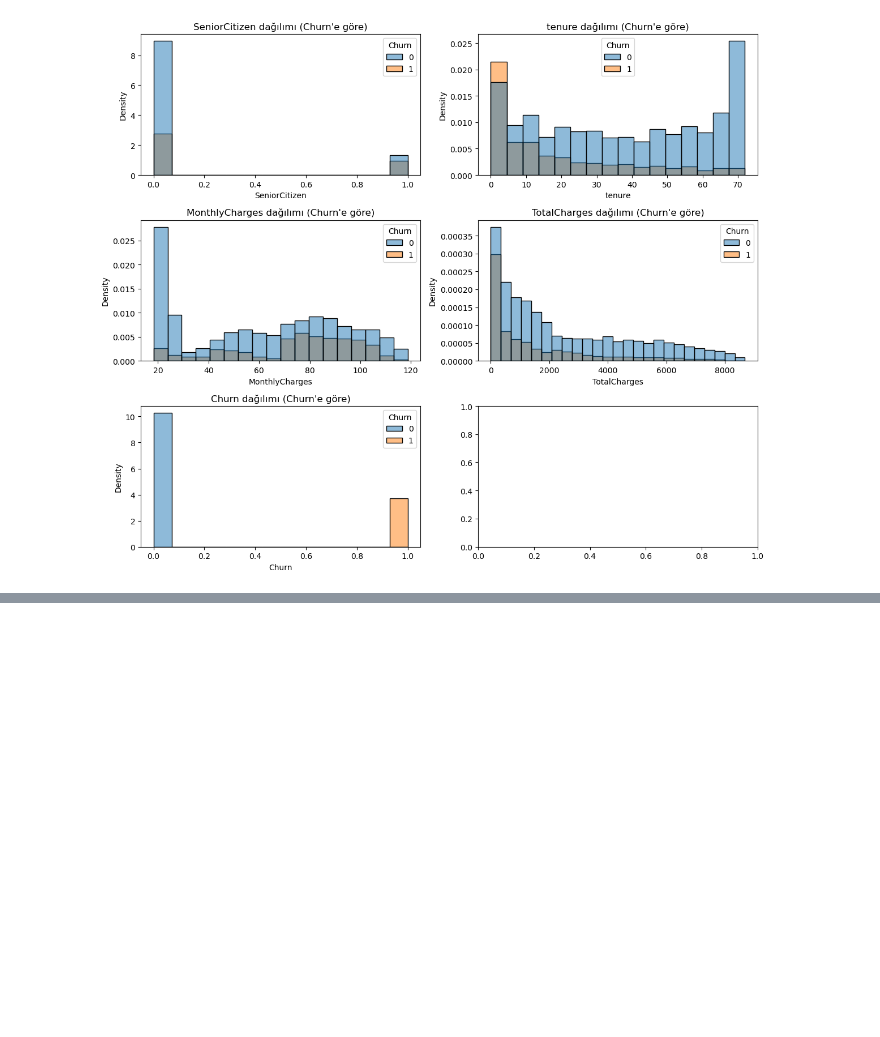
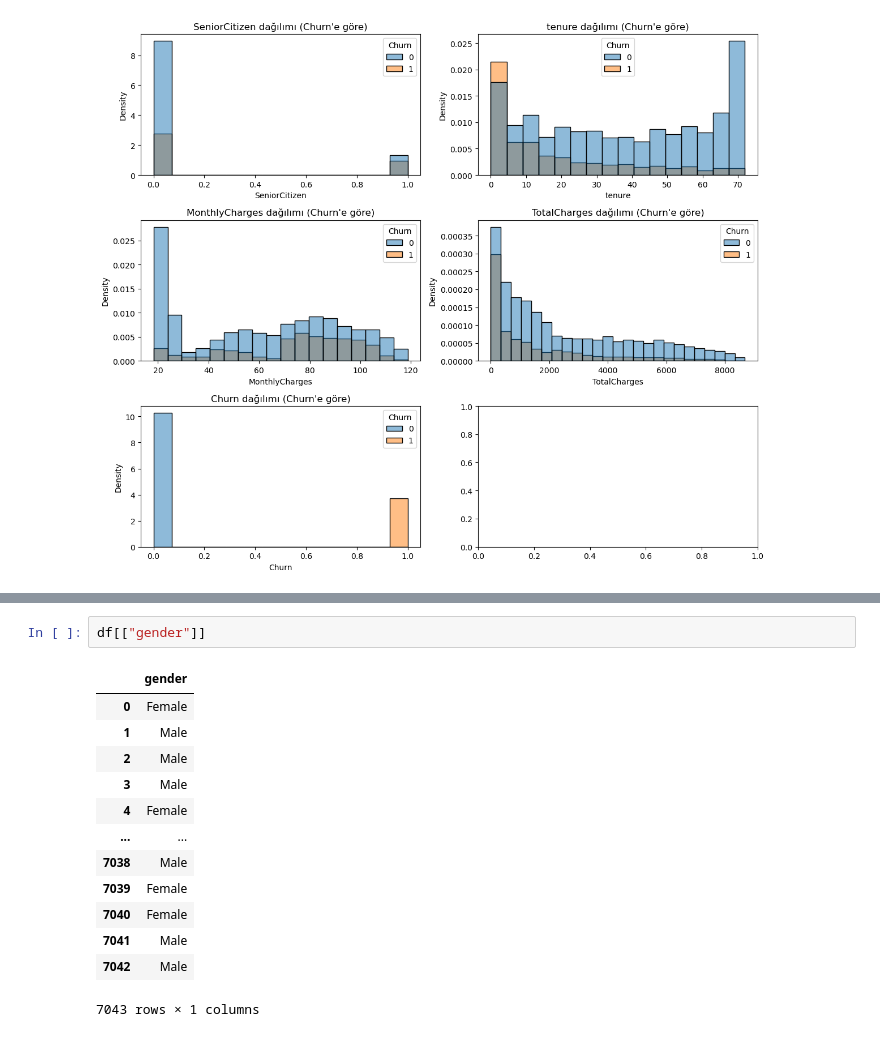
Before and after one commit to simplextable/Telco_Churn_Prediction, a Jupyter notebook: v001.ipynb, the cells around one changed output, grey strips where cells are left out. Saved outputs shown, nothing was run; the diff lists cells and outputs as text; blank space fills up the shorter version.

```diff
--- a/v001.ipynb
+++ b/v001.ipynb
@@ -172,0 +201,16 @@ plt.show()
+# %%
+df[["gender"]]
+# %% [output]
+|  | gender |
+| 0 | Female |
+| 1 | Male |
+| 2 | Male |
+| 3 | Male |
+| 4 | Female |
+| ... | ... |
+| 7038 | Male |
+| 7039 | Female |
+| 7040 | Female |
+| 7041 | Male |
+| 7042 | Male |
+7043 rows × 1 columns
```
Also changed, not shown: parts of 16 cells of this notebook, 1 other file.
